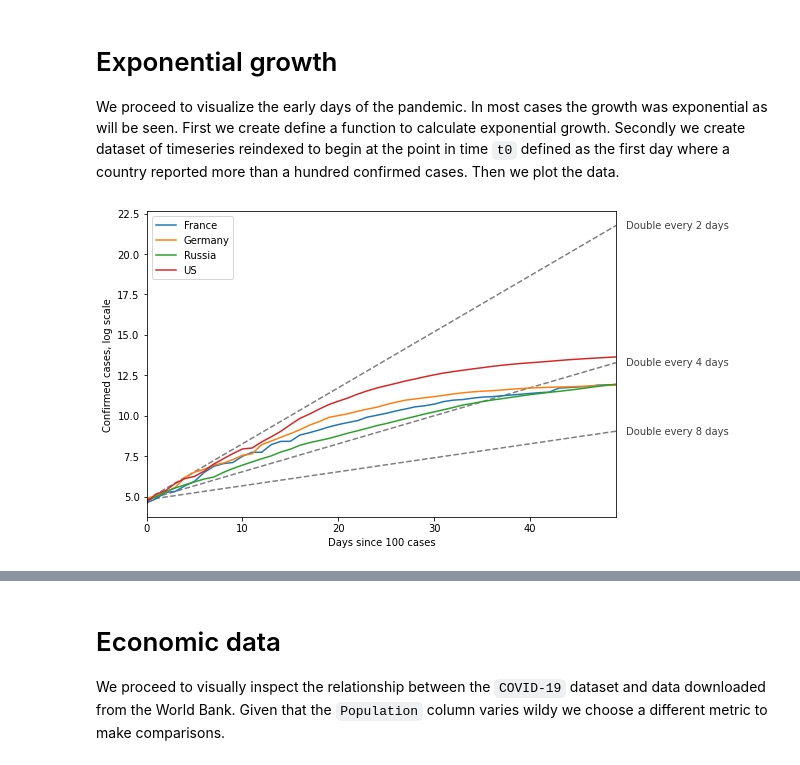
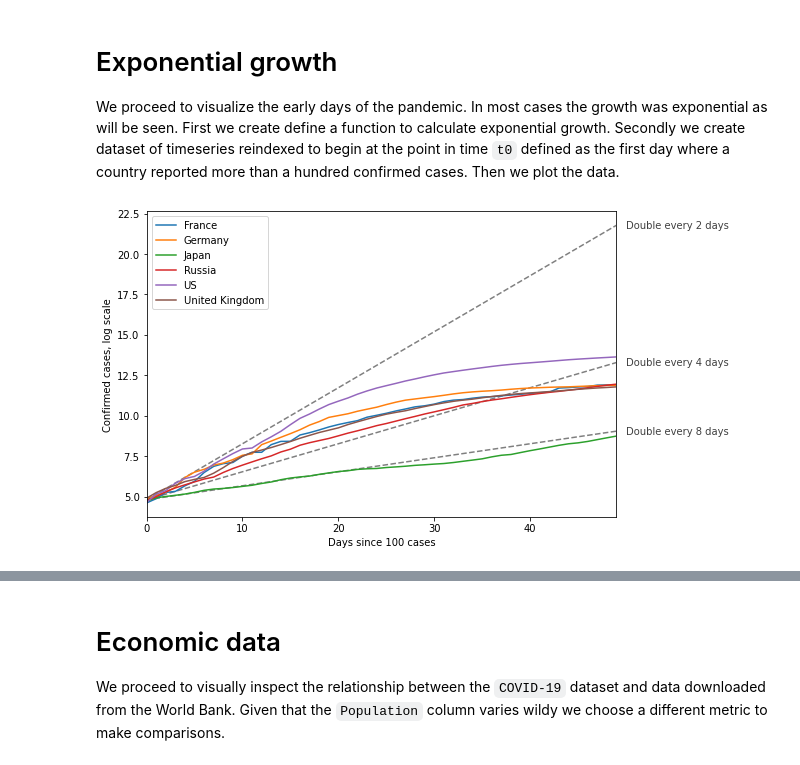
Before and after one commit to besiobu/data-science-portfolio, a Jupyter notebook: covid-19/covid19.ipynb, the cells around one changed output, grey strips where cells are left out. Saved outputs shown, nothing was run; the diff lists cells and outputs as text; code cells hidden in the pictures.

```diff
--- a/covid-19/covid19.ipynb
+++ b/covid-19/covid19.ipynb
@@ -730,6 +732,5 @@ def sorted_bar_plot(df, name, n=10):
 # %%
 for name,df in zip(names, dataframes):
     sorted_bar_plot(df=df, name=name)
-    break
 # %% [output]
 [figure]
@@ -738,5 +742,7 @@ Then we show countries with the highest mortality rate.
 # %%
-high_mort = country_stats[['Country', 'Mortality']]
+high_mort = country_stats[['Country', 'Mortality', 'Confirmed']]
+high_mort = high_mort.loc[high_mort['Confirmed'] > 1000, :]
+high_mort = high_mort.drop('Confirmed', axis=1)
 high_mort = high_mort.sort_values('Mortality', ascending=False)
 high_mort = high_mort.reset_index(drop=True)
 high_mort.columns = ['Country', 'Mortality Rate']
@@ -781,0 +788,3 @@ We can inspect the data for specific countries.
+# %%
+for country in list(high_mort['Country']):
+    country_plot_cases(country=country)
@@ -818,0 +849,3 @@ country_plot_chg(country='Brazil')
+# %%
+for country in list(high_mort['Country']):
+    country_plot_chg(country=country)
@@ -934,8 +978,8 @@ def growth_plot(df, countries, periods, steps=50):
     plt.show()
 # %%
 growth_plot(df=conf_t0,
-            countries=['US', 'Russia', 'Germany', 'France'],
+            countries=['US', 'Russia', 'Germany', 'France', 'United Kingdom', 'Japan'],
             periods=[2, 4, 8],
             steps=50)
 # %% [output]
-[figure, old version]
+[figure, new version]
```
Also changed, not shown: parts of 20 cells of this notebook.
